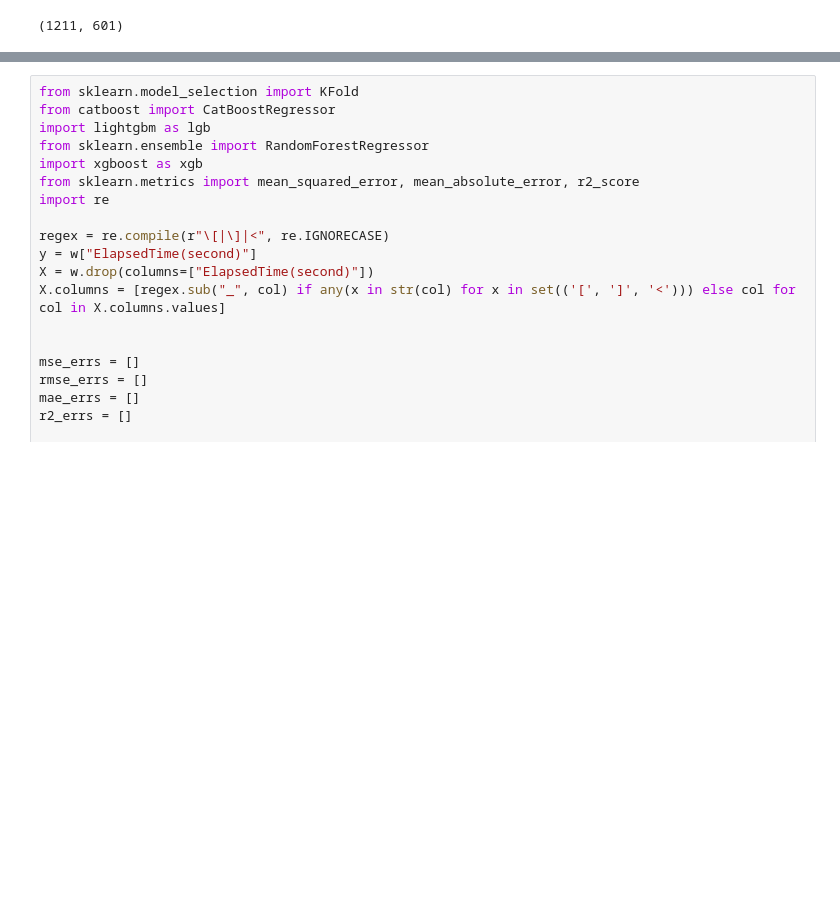
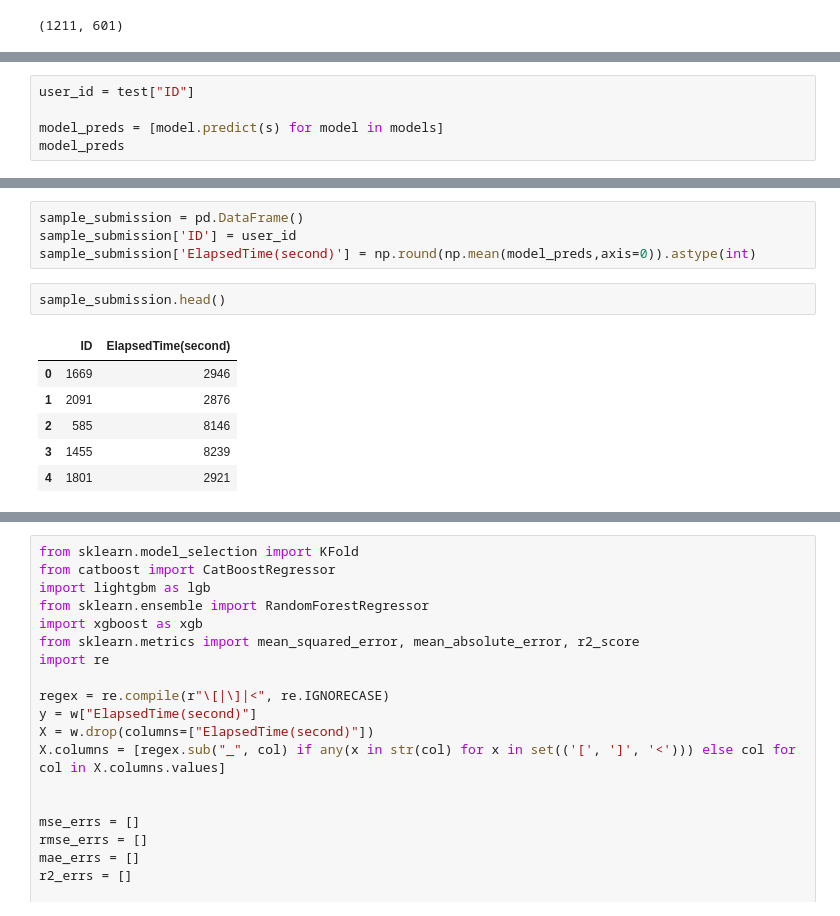
Before and after one commit to furkaneneseren/Datathon-Borda, a Jupyter notebook: surgery-datathon.ipynb, the cells around one changed output, grey strips where cells are left out. Saved outputs shown, nothing was run; the diff lists cells and outputs as text; blank space fills up the shorter version.

```diff
--- a/surgery-datathon.ipynb
+++ b/surgery-datathon.ipynb
@@ -1703,0 +1802,5 @@ s.shape
+# %%
+user_id = test["ID"]
+
+model_preds = [model.predict(s) for model in models]
+model_preds
@@ -1703,0 +1818,13 @@ s.shape
+# %%
+sample_submission = pd.DataFrame()
+sample_submission['ID'] = user_id
+sample_submission['ElapsedTime(second)'] = np.round(np.mean(model_preds,axis=0)).astype(int)
+# %%
+sample_submission.head()
+# %% [output]
+|  | ID | ElapsedTime(second) |
+| 0 | 1669 | 2946 |
+| 1 | 2091 | 2876 |
+| 2 | 585 | 8146 |
+| 3 | 1455 | 8239 |
+| 4 | 1801 | 2921 |
```
Also changed, not shown: parts of 13 cells of this notebook.
